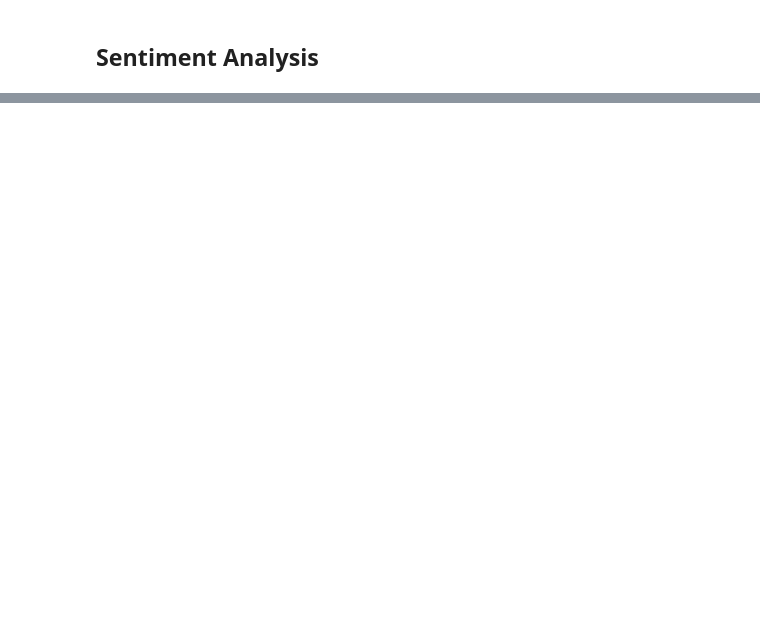
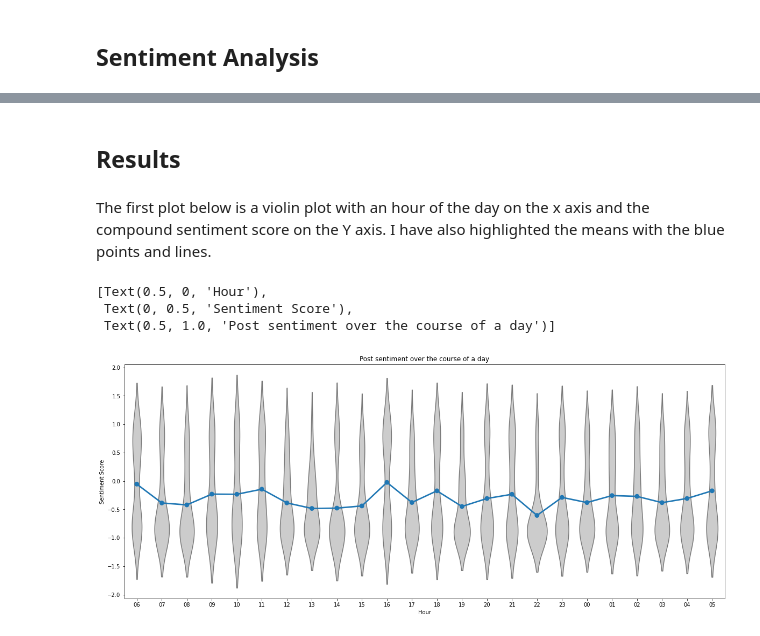
Before and after one commit to AnthonyCessna/Comp4447_Final_Project, a Jupyter notebook: FinalProject.ipynb, the cells around one changed output, grey strips where cells are left out. Saved outputs shown, nothing was run; the diff lists cells and outputs as text; code cells hidden in the pictures; blank space fills up the shorter version.

```diff
--- a/FinalProject.ipynb
+++ b/FinalProject.ipynb
@@ -272,0 +271,22 @@ ax = sns.stripplot(x="time", y="compound", data=posts_df, order =
+# %% [markdown]
+## Results
+# %% [markdown]
+The first plot below is a violin plot with an hour of the day on the x axis and the compound sentiment score on the Y axis. I have also highlighted the means with the blue points and lines.
+# %%
+plt.figure(figsize = (20,8))
+
+ax = sns.violinplot(x="time", y="compound", data=posts_df,
+                    inner=None, color=".8")
+
+ax = sns.pointplot(x="time", y="compound", data=posts_df, ci = None)
+
+ax = sns.stripplot(x="time", y="compound", data=posts_df, order =
+                   ["06", "07", "08", "09","10","11", "12", "13", "14", "15", "16", "17", "18", "19",
+                    "20", "21", "22", "23", "00", "01", "02", "03", "04", "05"], jitter = True)
+
+ax.set( xlabel = "Hour", ylabel = "Sentiment Score", title='Post sentiment over the course of a day')
+# %% [output]
+[Text(0.5, 0, 'Hour'),
+ Text(0, 0.5, 'Sentiment Score'),
+ Text(0.5, 1.0, 'Post sentiment over the course of a day')]
+[figure, added]
```
Also changed, not shown: parts of 11 cells of this notebook, 1 other file.
